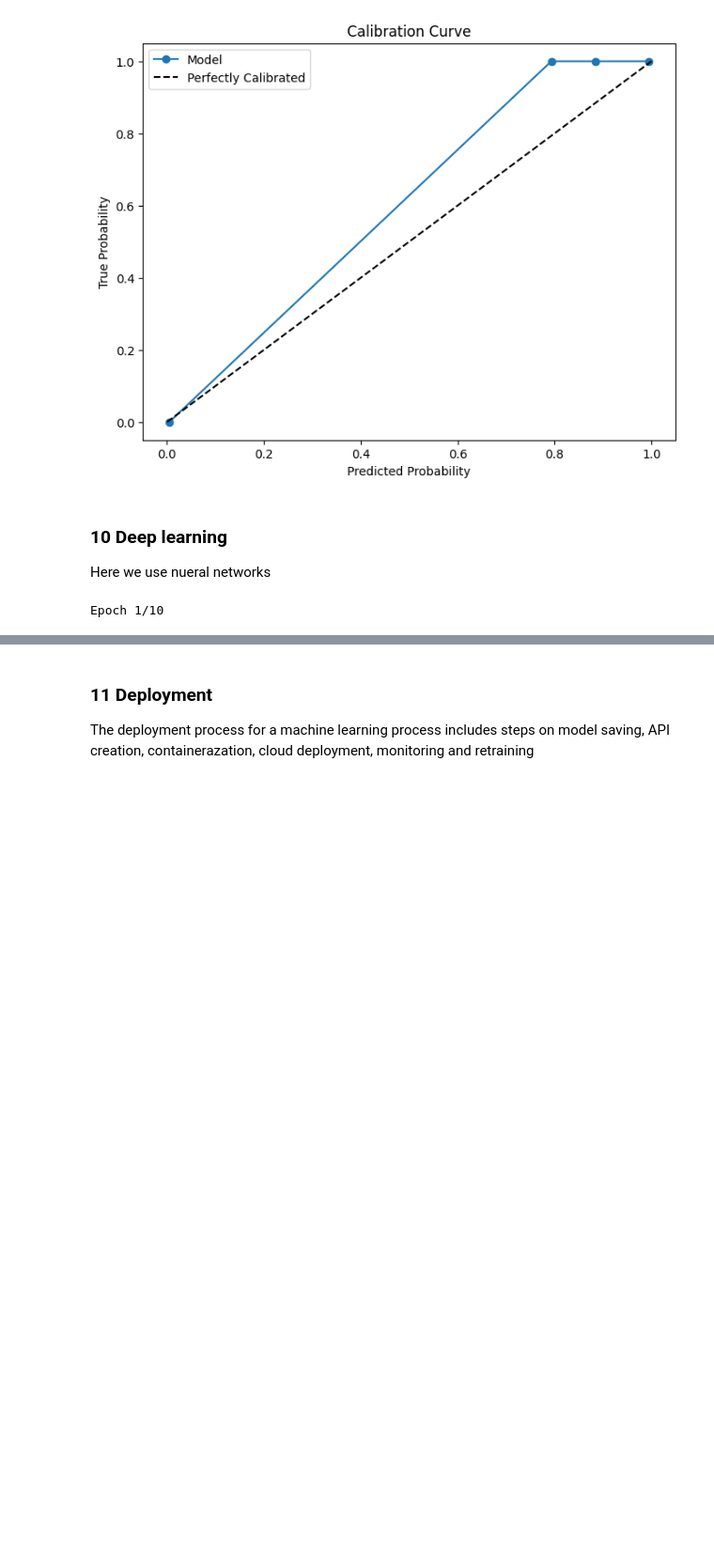
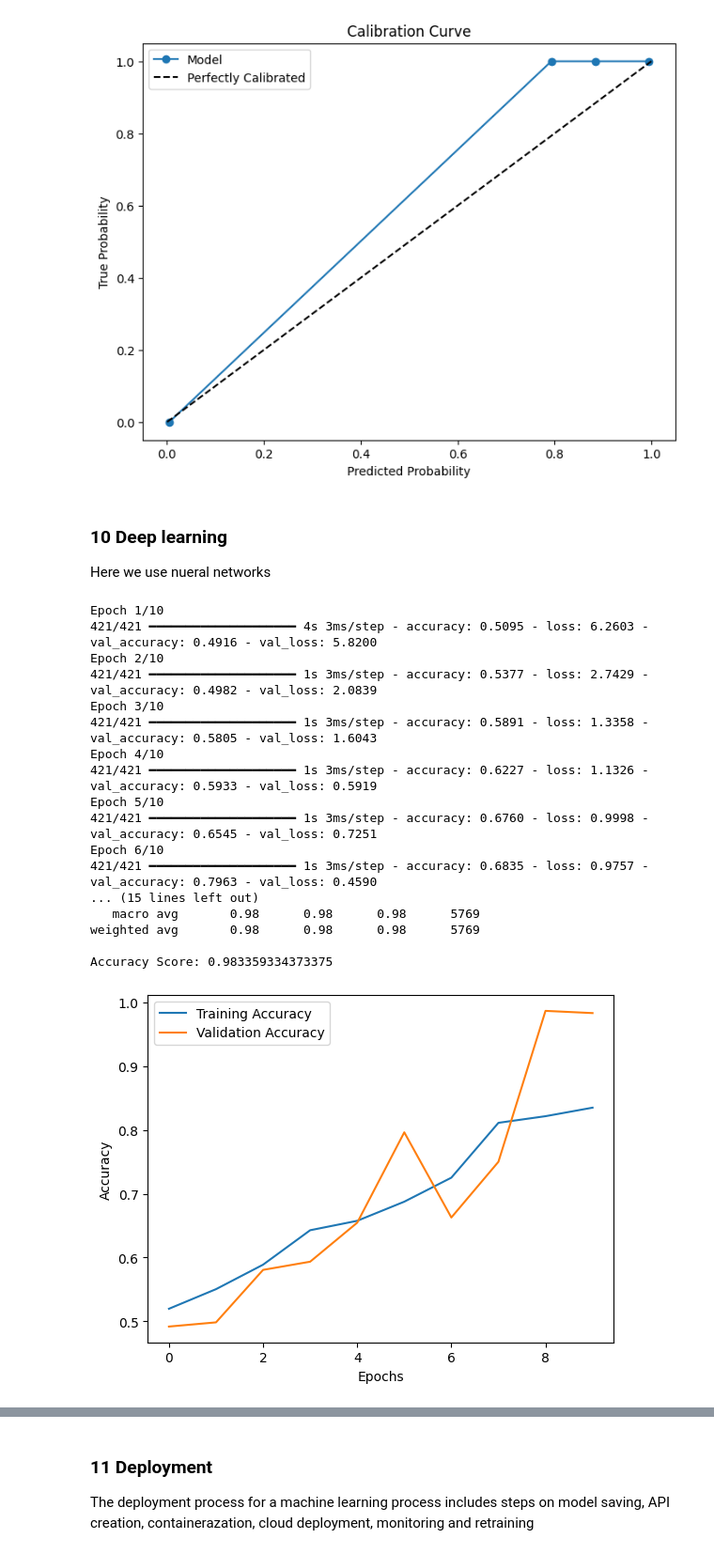
Before and after one commit to MitchMatt/Accidents-in-kenya, a Jupyter notebook: Accidents.ipynb, the cells around one changed output, grey strips where cells are left out. Shown at 94% size. Drawn from its saved outputs; the diff is of its cells as text; code cells hidden in the pictures; blank space fills up the shorter version.

```diff
--- a/Accidents.ipynb
+++ b/Accidents.ipynb
@@ -1002,26 +1001,59 @@ Here we use nueral networks
 # %%
 from tensorflow.keras.models import Sequential
 from tensorflow.keras.layers import Dense
 from tensorflow.keras.optimizers import Adam
 from sklearn.metrics import classification_report, accuracy_score
 
 
 #Define the model
 model = Sequential([
     Dense(64, activation='relu', input_shape=(X_train.shape[1],)),
     Dense(32, activation='relu'),
     Dense(16, activation='relu'),
     Dense(1, activation='sigmoid')
 ])
 
 # Compile the model
 model.compile(optimizer=Adam(learning_rate=0.001), loss='binary_crossentropy', metrics=['accuracy'])
 
 # Train the model
 history = model.fit(X_train, y_train, validation_data=(X_test, y_test), epochs=10, batch_size=32)
 
 # Evaluate the model
 y_pred = (model.predict(X_test) > 0.5).astype("int32")
 print(classification_report(y_test, y_pred))
+print("Accuracy Score:", accuracy_score(y_test, y_pred))
+
+# Plot training history
+plt.plot(history.history['accuracy'], label='Training Accuracy')
+plt.plot(history.history['val_accuracy'], label='Validation Accuracy')
+plt.xlabel('Epochs')
+plt.ylabel('Accuracy')
+plt.legend()
+plt.show()
+
+plt.plot(history.history['loss'], label='Training Loss')
+plt.plot(history.history['val_loss'], label='Validation Loss')
+plt.xlabel('Epochs')
+plt.ylabel('Loss')
+plt.legend()
+plt.show()
 # %% [output]
 Epoch 1/10
+421/421 ━━━━━━━━━━━━━━━━━━━━ 4s 3ms/step - accuracy: 0.5095 - loss: 6.2603 - val_accuracy: 0.4916 - val_loss: 5.8200
+Epoch 2/10
+421/421 ━━━━━━━━━━━━━━━━━━━━ 1s 3ms/step - accuracy: 0.5377 - loss: 2.7429 - val_accuracy: 0.4982 - val_loss: 2.0839
+Epoch 3/10
+421/421 ━━━━━━━━━━━━━━━━━━━━ 1s 3ms/step - accuracy: 0.5891 - loss: 1.3358 - val_accuracy: 0.5805 - val_loss: 1.6043
+Epoch 4/10
+421/421 ━━━━━━━━━━━━━━━━━━━━ 1s 3ms/step - accuracy: 0.6227 - loss: 1.1326 - val_accuracy: 0.5933 - val_loss: 0.5919
+Epoch 5/10
+421/421 ━━━━━━━━━━━━━━━━━━━━ 1s 3ms/step - accuracy: 0.6760 - loss: 0.9998 - val_accuracy: 0.6545 - val_loss: 0.7251
+Epoch 6/10
+421/421 ━━━━━━━━━━━━━━━━━━━━ 1s 3ms/step - accuracy: 0.6835 - loss: 0.9757 - val_accuracy: 0.7963 - val_loss: 0.4590
+... (15 lines left out)
+   macro avg       0.98      0.98      0.98      5769
+weighted avg       0.98      0.98      0.98      5769
+
+Accuracy Score: 0.983359334373375
+[figure, added]
```
Also changed, not shown: parts of 2 cells of this notebook.
